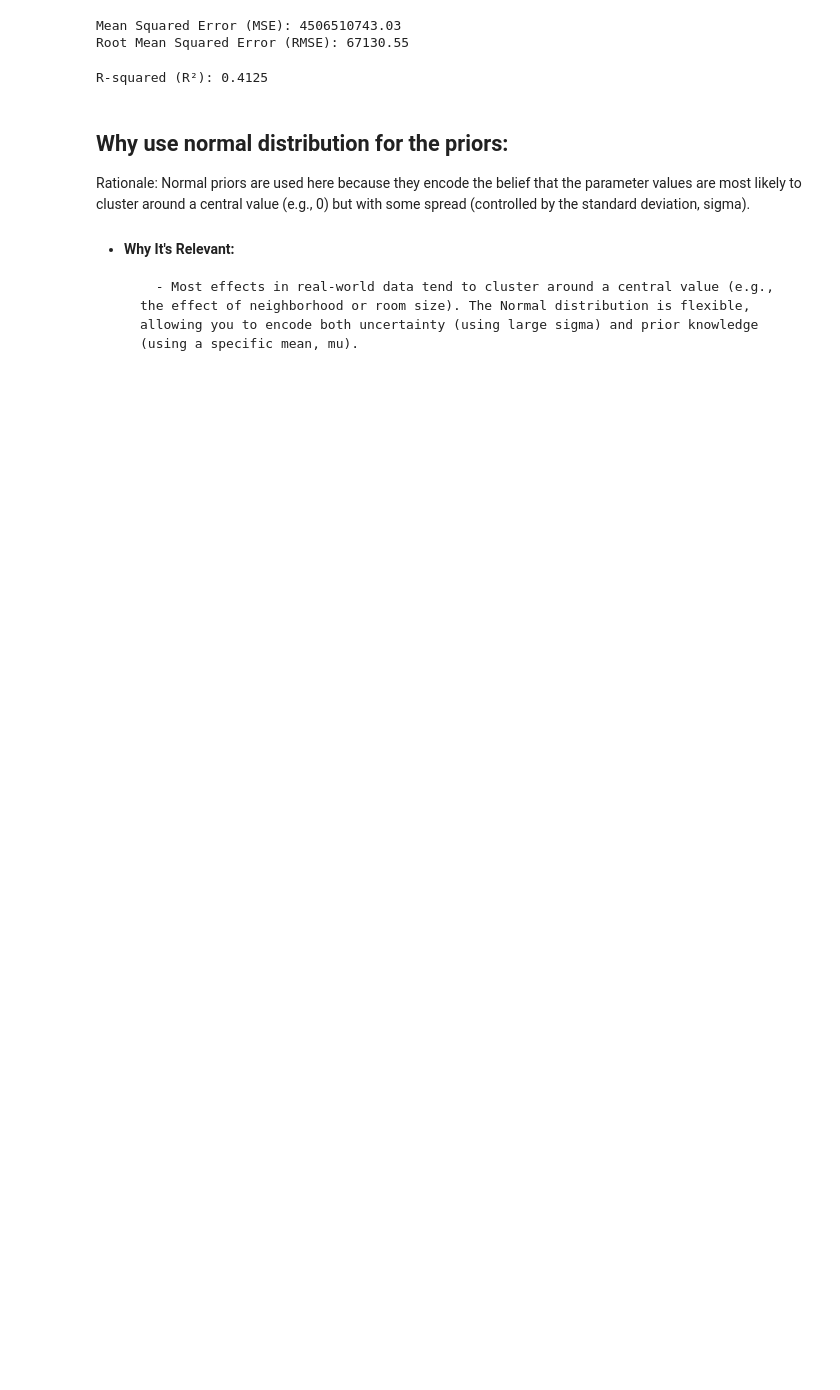
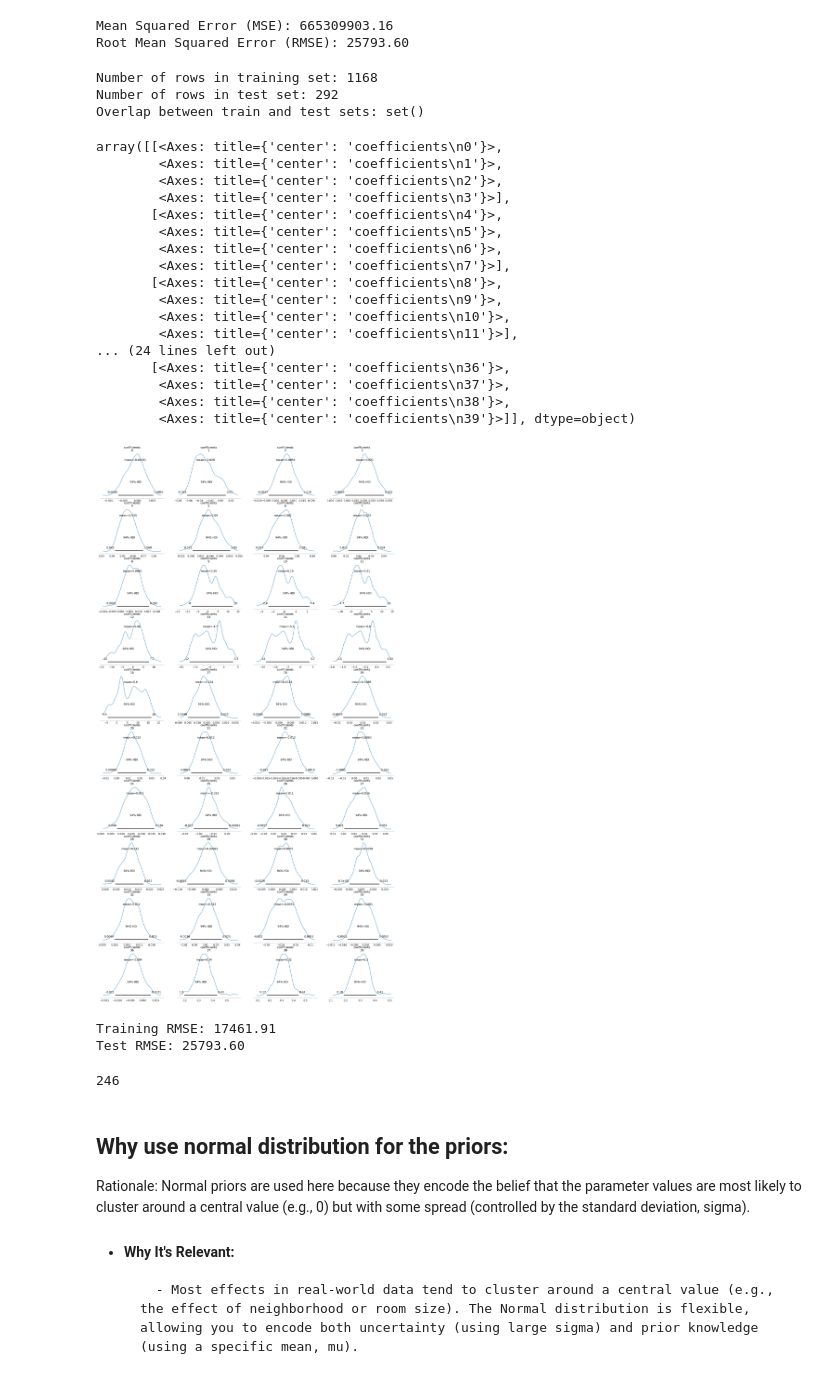
Before and after one commit to samyounes003/statisticsproject, a Jupyter notebook: bayesianInference.ipynb, the cells around one changed output. Drawn from its saved outputs; the diff is of its cells as text; code cells hidden in the pictures; blank space fills up the shorter version.

Commit message:
improved bayesian predictions

```diff
--- a/bayesianInference.ipynb
+++ b/bayesianInference.ipynb
@@ -16,6 +43,7 @@ from sklearn.compose import ColumnTransformer
 
 # Load the dataset
 data = pd.read_csv('data/train.csv')
+data['PriceLogged'] = list(np.log(np.array(list(data.SalePrice)))) # log the price so it has a normal distribution
 
 # Check column names and ensure the target column exists
 print("Columns in dataset:", data.columns)
@@ -23,8 +51,9 @@ if 'SalePrice' not in data.columns:
     raise ValueError("Target column 'SalePrice' not found in the dataset. Please check the column names.")
 
 # Separate features and target
-X = data.drop('SalePrice', axis=1)
-y = data['SalePrice']
+# Ensure target is separated correctly
+X = data.drop(columns=['SalePrice', 'PriceLogged'], errors='ignore')  # Drop target columns
+y = data['PriceLogged']  # Use log-transformed price as target
 
 # Identify numeric and categorical columns
 numeric_cols = X.select_dtypes(include=['int64', 'float64']).columns
@@ -403,19 +318,59 @@ Total RSS: 1315901136964.93
 # %%
-mse = total_rss / len(y_test)
+rss = np.sum(np.square(np.round(np.exp(actual_values)) - np.round(np.exp(predicted_mean))))
+
+mse = rss / len(y_test)
 print(f"Mean Squared Error (MSE): {mse:.2f}")
 rmse = np.sqrt(mse)
 print(f"Root Mean Squared Error (RMSE): {rmse:.2f}")
 # %% [output]
-Mean Squared Error (MSE): 4506510743.03
-Root Mean Squared Error (RMSE): 67130.55
+Mean Squared Error (MSE): 665309903.16
+Root Mean Squared Error (RMSE): 25793.60
-# %%
-actual_values = target_scaler.inverse_transform(y_test.reshape(-1, 1)).flatten()
-mean_actual = np.mean(actual_values)
-ss_total = np.sum(np.square(actual_values - mean_actual))  # Total Sum of Squares
-r2 = 1 - (total_rss / ss_total)
-print(f"R-squared (R²): {r2:.4f}")
-# %% [output]
-R-squared (R²): 0.4125
+# %%
+print("Number of rows in training set:", X_train.shape[0])
+print("Number of rows in test set:", X_test.shape[0])
+print("Overlap between train and test sets:", set(X_train.index) & set(X_test.index))
+# %% [output]
+Number of rows in training set: 1168
+Number of rows in test set: 292
+Overlap between train and test sets: set()
+# %%
+import arviz as az
+az.plot_posterior(trace)
+# %% [output]
+array([[<Axes: title={'center': 'coefficients\n0'}>,
+        <Axes: title={'center': 'coefficients\n1'}>,
+        <Axes: title={'center': 'coefficients\n2'}>,
+        <Axes: title={'center': 'coefficients\n3'}>],
+       [<Axes: title={'center': 'coefficients\n4'}>,
+        <Axes: title={'center': 'coefficients\n5'}>,
+        <Axes: title={'center': 'coefficients\n6'}>,
+        <Axes: title={'center': 'coefficients\n7'}>],
+       [<Axes: title={'center': 'coefficients\n8'}>,
+        <Axes: title={'center': 'coefficients\n9'}>,
+        <Axes: title={'center': 'coefficients\n10'}>,
+        <Axes: title={'center': 'coefficients\n11'}>],
+... (24 lines left out)
+       [<Axes: title={'center': 'coefficients\n36'}>,
+        <Axes: title={'center': 'coefficients\n37'}>,
+        <Axes: title={'center': 'coefficients\n38'}>,
+        <Axes: title={'center': 'coefficients\n39'}>]], dtype=object)
+[figure, added]
+# %%
+# Predictions for training set
+train_predictions = np.dot(coefficients_samples, X_train.values.T) + intercept_samples[:, None]
+train_predicted_mean = train_predictions.mean(axis=0)
+
+# Compare RMSE for train and test
+train_rmse = np.sqrt(np.mean((np.exp(y_train) - np.exp(train_predicted_mean)) ** 2))
+print(f"Training RMSE: {train_rmse:.2f}")
+print(f"Test RMSE: {rmse:.2f}")
+# %% [output]
+Training RMSE: 17461.91
+Test RMSE: 25793.60
+# %%
+print(trace.posterior['coefficients'].shape[-1])
+# %% [output]
+246
 # %% [markdown]
 ## Why use normal distribution for the priors:
 Rationale: Normal priors are used here because they encode the belief that the parameter values are most likely to cluster around a central value (e.g., 0) but with some spread (controlled by the standard deviation, sigma).
```
Also changed, not shown: parts of 12 cells of this notebook.
